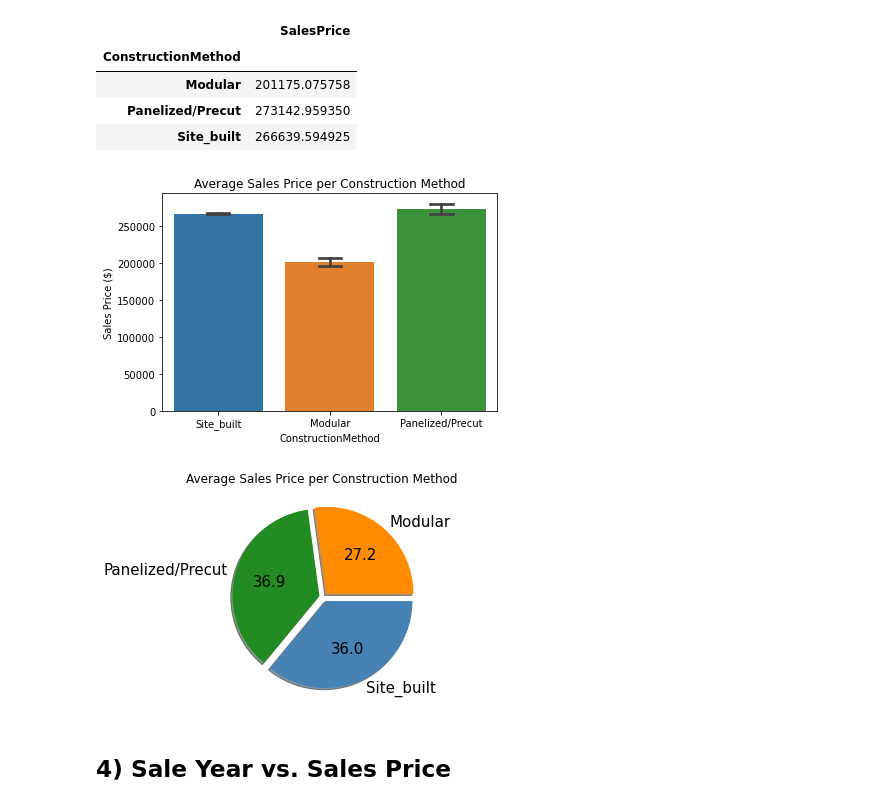
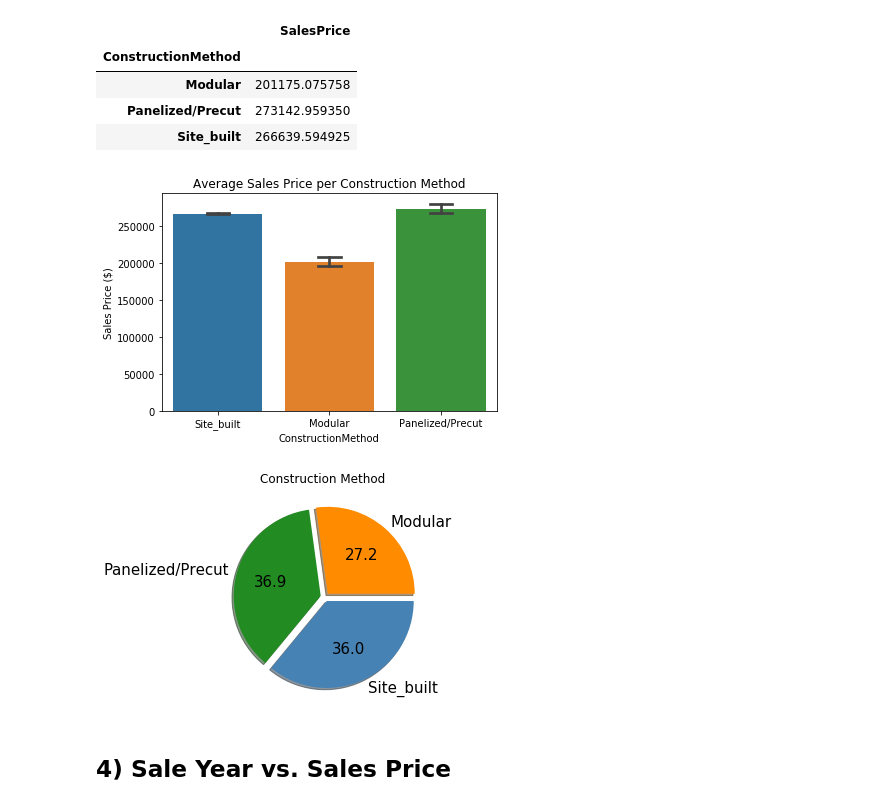
Before and after one commit to gassergalalali/MST-IST-5520-SP2020-Group-7, a Jupyter notebook: Milestone 2/3.SummarizationAndVisualization.ipynb, the cells around one changed output. Saved outputs shown, nothing was run; the diff lists cells and outputs as text; code cells hidden in the pictures.

```diff
--- a/Milestone 2/3.SummarizationAndVisualization.ipynb
+++ b/Milestone 2/3.SummarizationAndVisualization.ipynb
@@ -19,6 +19,8 @@ dt.head()
 | 3 | 4 | 4 | 1.0 | 1.0 | 2.0 | 1.0 | 1.0 | ... |
 | 4 | 5 | 6 | 2.0 | 1.0 | 2.0 | 2.0 | 1.0 | ... |
 5 rows × 32 columns
+# %%
+dt=dt.iloc[:,2:]
 # %% [markdown]
 ## Data Description
 # %%
@@ -166,20 +168,20 @@ plt.title('Average Sales Price per Construction Method')
 plt.ylabel('Sales Price ($)')
 plt.show()
 # %% [output]
-[figure, old version]
+[figure, new version]
 # %%
 mean_sales_price_by_ConstMethod['SalesPrice'].plot(kind='pie',
                                                   colors=['darkorange','forestgreen','steelblue'],
                                                   autopct='%.1f',
                                                   fontsize=15,
                                                   figsize=(6,4),
                                                   explode=(0.05, 0.05, 0.05),
                                                   shadow=True)
 plt.ylabel('')
-plt.title('Average Sales Price per Construction Method ')
+plt.title('Construction Method ')
 plt.show()
 # %% [output]
-[figure, old version]
+[figure, new version]
 # %% [markdown]
 ## 4) Sale Year vs. Sales Price
 # %%
```
Also changed, not shown: parts of 13 cells of this notebook, 4 other files.
